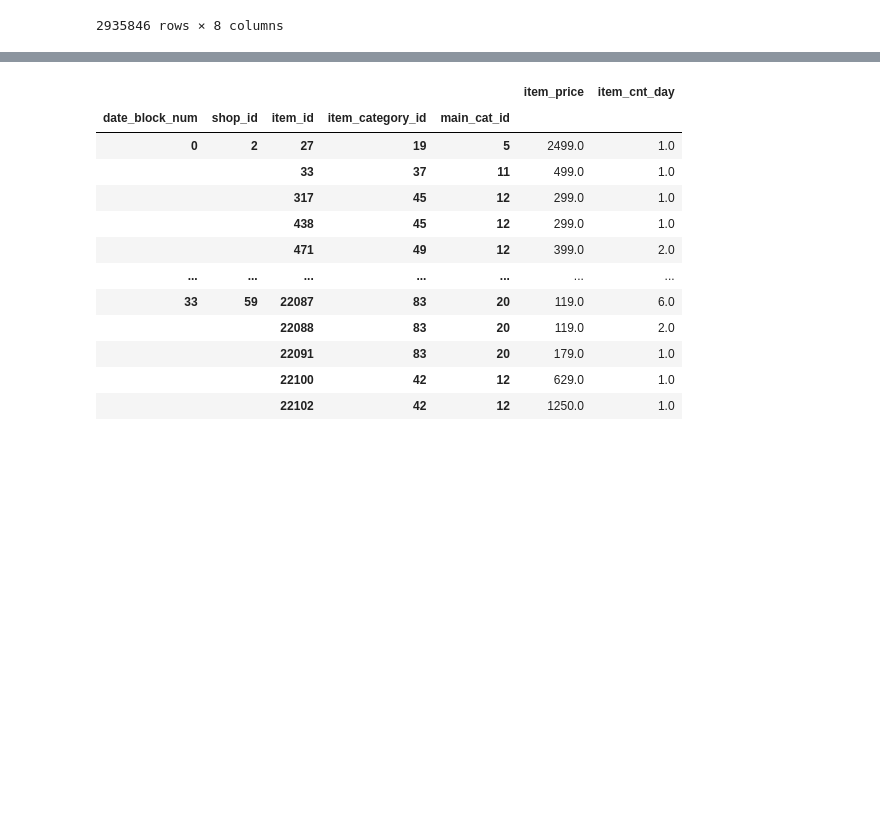
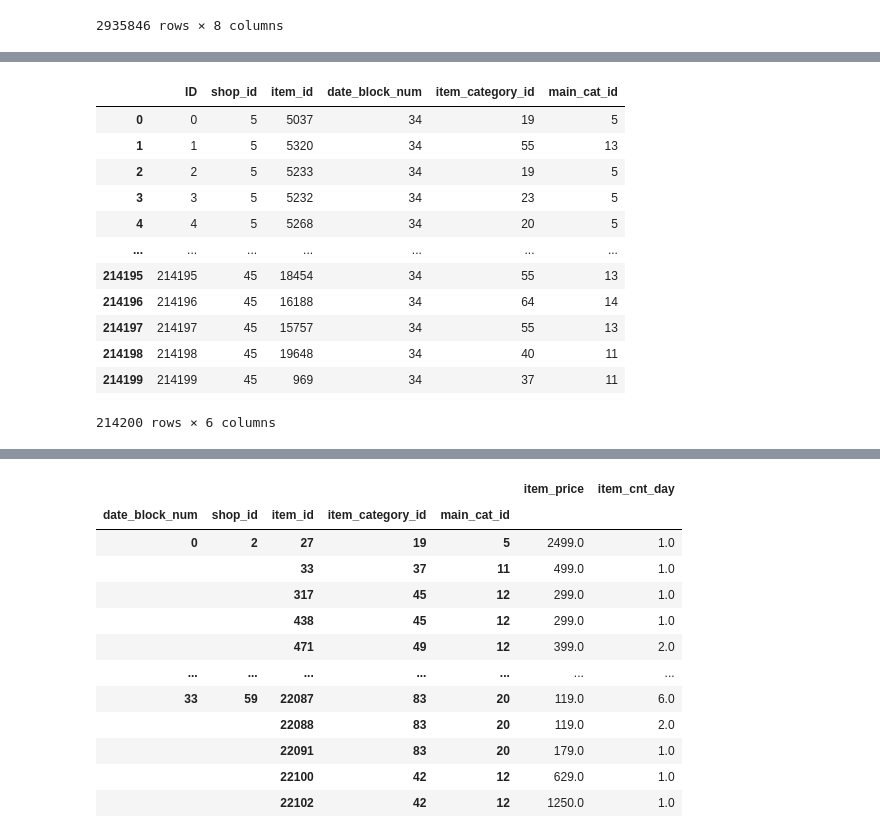
Before and after one commit to Jenny-Jo/-_sales_price, a Jupyter notebook: predict_future_sales/Predict Future Sales.ipynb, the cells around one changed output, grey strips where cells are left out. Saved outputs shown, nothing was run; the diff lists cells and outputs as text; code cells hidden in the pictures; blank space fills up the shorter version.

```diff
--- a/predict_future_sales/Predict Future Sales.ipynb
+++ b/predict_future_sales/Predict Future Sales.ipynb
@@ -144,0 +220,2 @@ train
+# %%
+test['date_block_num']='34'
@@ -144,0 +238,18 @@ train
+# %%
+test=pd.merge(test,items, on ='item_id', how ='left')
+# %%
+test
+# %% [output]
+|  | ID | shop_id | item_id | date_block_num | item_category_id | main_cat_id |
+| 0 | 0 | 5 | 5037 | 34 | 19 | 5 |
+| 1 | 1 | 5 | 5320 | 34 | 55 | 13 |
+| 2 | 2 | 5 | 5233 | 34 | 19 | 5 |
+| 3 | 3 | 5 | 5232 | 34 | 23 | 5 |
+| 4 | 4 | 5 | 5268 | 34 | 20 | 5 |
+| ... | ... | ... | ... | ... | ... | ... |
+| 214195 | 214195 | 45 | 18454 | 34 | 55 | 13 |
+| 214196 | 214196 | 45 | 16188 | 34 | 64 | 14 |
+| 214197 | 214197 | 45 | 15757 | 34 | 55 | 13 |
+| 214198 | 214198 | 45 | 19648 | 34 | 40 | 11 |
+| 214199 | 214199 | 45 | 969 | 34 | 37 | 11 |
+214200 rows × 6 columns
```
Also changed, not shown: parts of 21 cells of this notebook, 4 other files.
